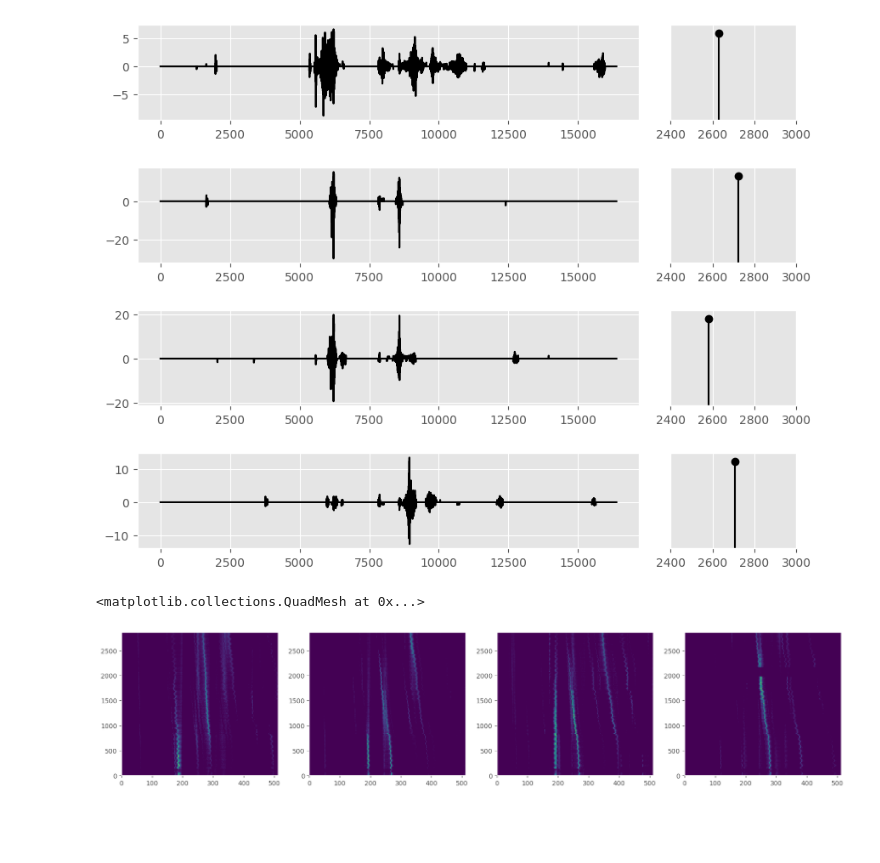
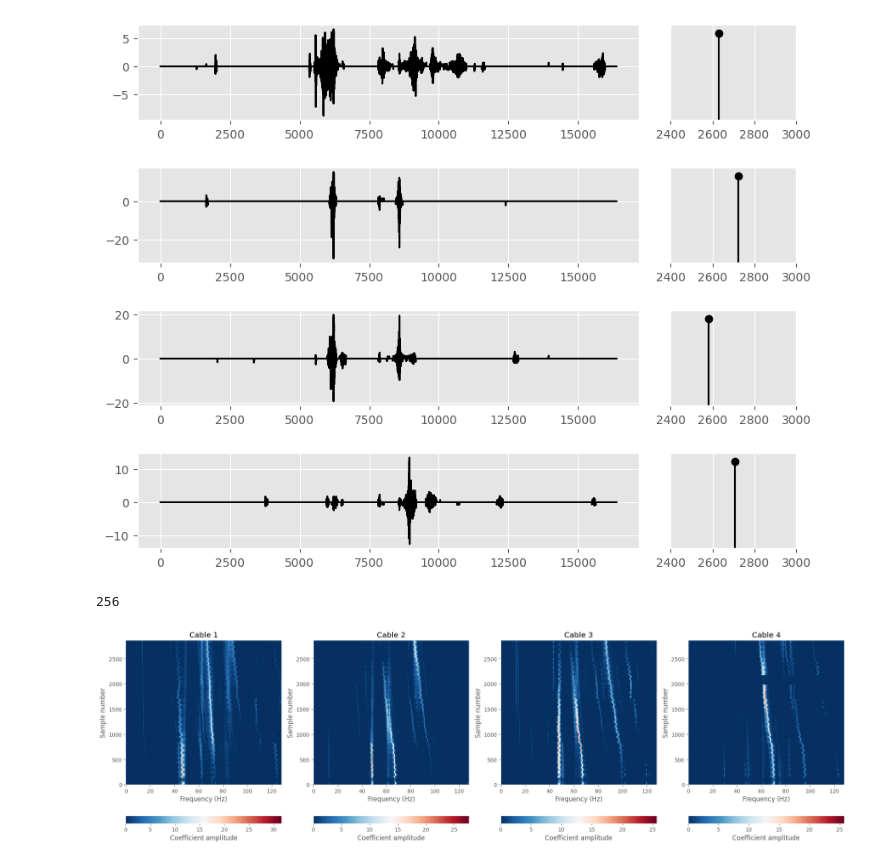
Before and after one commit to eduardocoraca/transmission-tower-monitoring, a Jupyter notebook: notebooks/1_dataset_visualization.ipynb, the cells around one changed output. Cells and saved outputs as stored; diff of their text form; code cells hidden in the pictures; blank space fills up the shorter version.

```diff
--- a/notebooks/1_dataset_visualization.ipynb
+++ b/notebooks/1_dataset_visualization.ipynb
@@ -29,9 +29,6 @@ for file_path in tqdm(os.listdir(PATH_TO_DATASET_1)):
         sample_id=sample_id
     )
     sample_list.append(sample)
-# %%
-sample = sample_list[0]
-test = sample.sample_c1.signal_y_dct.get()[1]
 # %%
 def get_band_data(x:list, window:int, fun:str="mean") -> list:
     N = len(x)
@@ -52,10 +49,10 @@ def get_band_data(x:list, window:int, fun:str="mean") -> list:
 # %%
 tensions = [sample.sample_c1.tension for sample in sample_list]
 dates = [sample.sampled_at for sample in sample_list]
-dct_1 = np.array([get_band_data(sample.sample_c1.signal_y_dct.get()[1], window=32, fun="abs-mean") for sample in sample_list])
-dct_2 = np.array([get_band_data(sample.sample_c2.signal_y_dct.get()[1], window=32, fun="abs-mean") for sample in sample_list])
-dct_3 = np.array([get_band_data(sample.sample_c3.signal_y_dct.get()[1], window=32, fun="abs-mean") for sample in sample_list])
-dct_4 = np.array([get_band_data(sample.sample_c4.signal_y_dct.get()[1], window=32, fun="abs-mean") for sample in sample_list])
+dct_1 = np.array([get_band_data(sample[0]["y"].get()[1], window=64, fun="abs-mean") for sample in sample_list])
+dct_2 = np.array([get_band_data(sample[1]["y"].get()[1], window=64, fun="abs-mean") for sample in sample_list])
+dct_3 = np.array([get_band_data(sample[2]["y"].get()[1], window=64, fun="abs-mean") for sample in sample_list])
+dct_4 = np.array([get_band_data(sample[3]["y"].get()[1], window=64, fun="abs-mean") for sample in sample_list])
 # %%
 def plot_bar(x, x_min, x_max, ax):
     ax.plot([x,x], [-1,1], marker='o', color='k')
@@ -104,19 +101,46 @@ ax = fig.add_subplot(spec[7])
 plot_bar(t, t_min, t_max, ax)
 # %% [output]
 [figure]
+# %%
+dct_1.shape[1]
+# %% [output]
+256
 # %%
 min_x = 0
 max_x = len(tensions)
 
-fig = plt.figure(figsize=(20,4))
+f = np.linspace(0, 128, dct_1.shape[1])
+t = np.linspace(0, dct_1.shape[0], dct_1.shape[0])
+
+fig = plt.figure(figsize=(20,6))
 ax = fig.add_subplot(1,4,1)
-ax.pcolormesh(np.abs(dct_1), cmap="viridis")
+ax.set_title("Cable 1")
+pc = ax.pcolormesh(f, t, np.abs(dct_1), cmap="RdBu_r")
+ax.set_xlabel("Frequency (Hz)")
+ax.set_ylabel("Sample number")
+fig.colorbar(pc, location="bottom", label="Coefficient amplitude")
+
 ax = fig.add_subplot(1,4,2)
-ax.pcolormesh(np.abs(dct_2), cmap="viridis")
+ax.set_title("Cable 2")
+pc = ax.pcolormesh(f, t, np.abs(dct_2), cmap="RdBu_r")
+ax.set_xlabel("Frequency (Hz)")
+ax.set_ylabel("Sample number")
+fig.colorbar(pc, location="bottom", label="Coefficient amplitude")
+
 ax = fig.add_subplot(1,4,3)
-ax.pcolormesh(np.abs(dct_3), cmap="viridis")
+ax.set_title("Cable 3")
+pc = ax.pcolormesh(f, t, np.abs(dct_3), cmap="RdBu_r")
+ax.set_xlabel("Frequency (Hz)")
+ax.set_ylabel("Sample number")
+fig.colorbar(pc, location="bottom", label="Coefficient amplitude")
+
 ax = fig.add_subplot(1,4,4)
-ax.pcolormesh(np.abs(dct_4), cmap="viridis")
+ax.set_title("Cable 4")
+pc = ax.pcolormesh(f, t, np.abs(dct_4), cmap="RdBu_r")
+ax.set_xlabel("Frequency (Hz)")
+ax.set_ylabel("Sample number")
+fig.colorbar(pc, location="bottom", label="Coefficient amplitude")
+
+fig.tight_layout()
 # %% [output]
-<matplotlib.collections.QuadMesh at 0x...>
-[figure, old version]
+[figure, new version]
```
Also changed, not shown: parts of 1 cell of this notebook, 3 other files.
